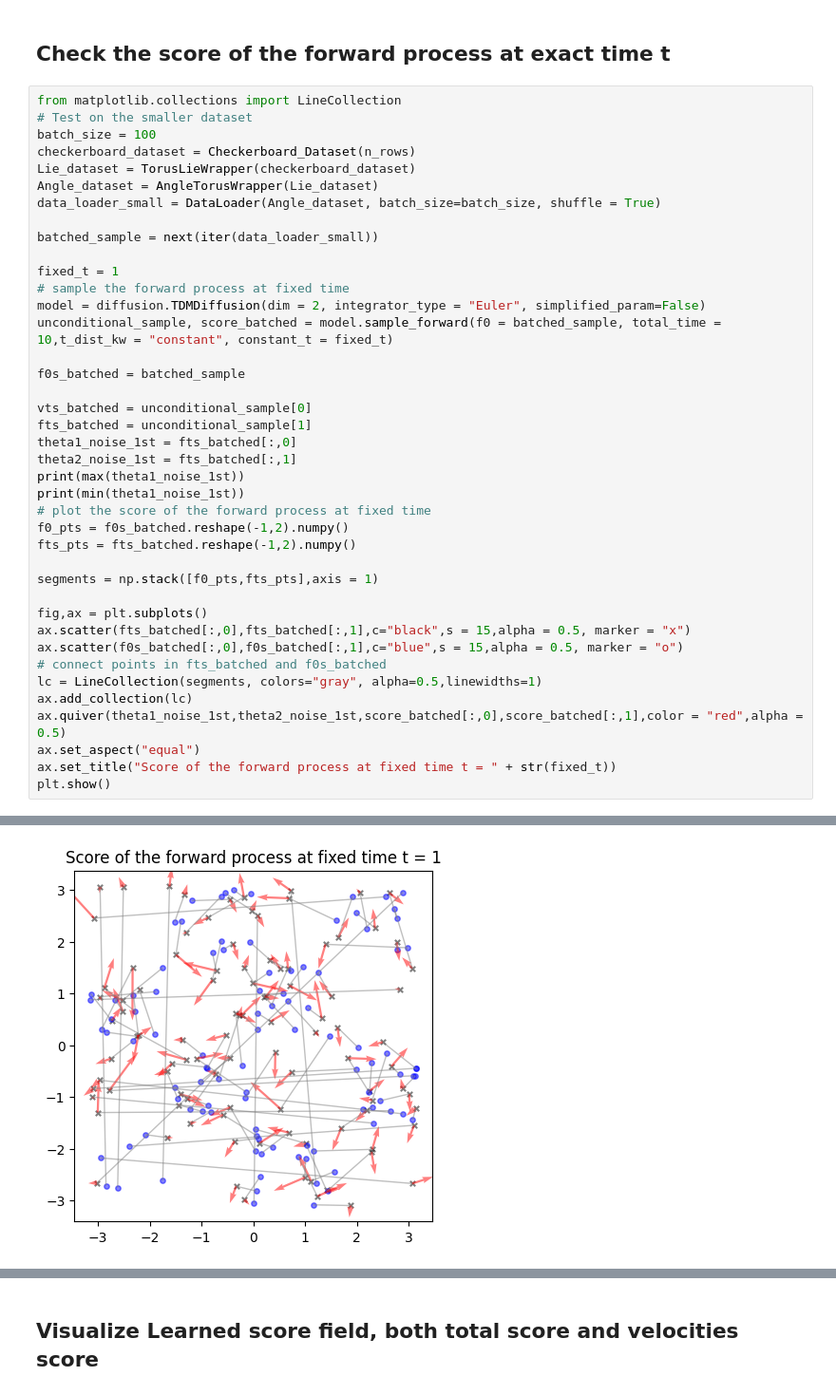
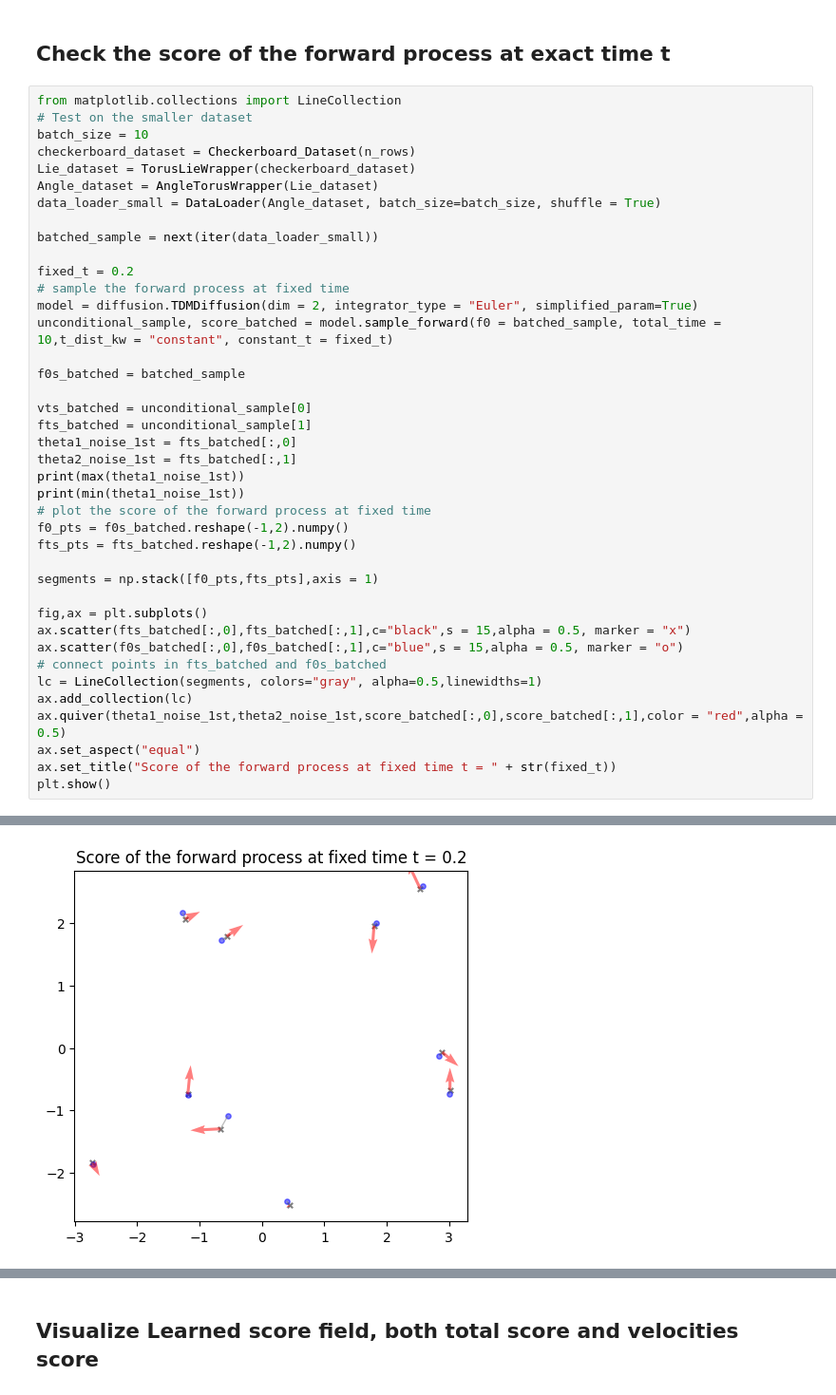
Before and after one commit to MateosCz/diffusion-playground, a Jupyter notebook: checkerboard_analysis.ipynb, the cells around one changed output, grey strips where cells are left out. Shown at 95% size. Cells and saved outputs as stored; diff of their text form.

Commit message:
Cleaning irrelevant settings and parameters.

```diff
--- a/checkerboard_analysis.ipynb
+++ b/checkerboard_analysis.ipynb
@@ -177,7 +177,7 @@ min of noised theta1 of the first sample tensor(-3.1391)
 # %%
 from matplotlib.collections import LineCollection
 # Test on the smaller dataset
-batch_size = 100
+batch_size = 10
 checkerboard_dataset = Checkerboard_Dataset(n_rows)
 Lie_dataset = TorusLieWrapper(checkerboard_dataset)
 Angle_dataset = AngleTorusWrapper(Lie_dataset)
@@ -185,9 +185,9 @@ data_loader_small = DataLoader(Angle_dataset, batch_size=batch_size, shuffle = T
 
 batched_sample = next(iter(data_loader_small))
 
-fixed_t = 1
+fixed_t = 0.2
 # sample the forward process at fixed time
-model = diffusion.TDMDiffusion(dim = 2, integrator_type = "Euler", simplified_param=False)
+model = diffusion.TDMDiffusion(dim = 2, integrator_type = "Euler", simplified_param=True)
 unconditional_sample, score_batched = model.sample_forward(f0 = batched_sample, total_time = 10,t_dist_kw = "constant", constant_t = fixed_t)
 
 f0s_batched = batched_sample
@@ -220,4 +220,4 @@ tensor(-3.1136)
-[figure, old version]
+[figure, new version]
 # %%
 # Load the trained model
 
```
Also changed, not shown: parts of 14 cells of this notebook, 3 other files.
